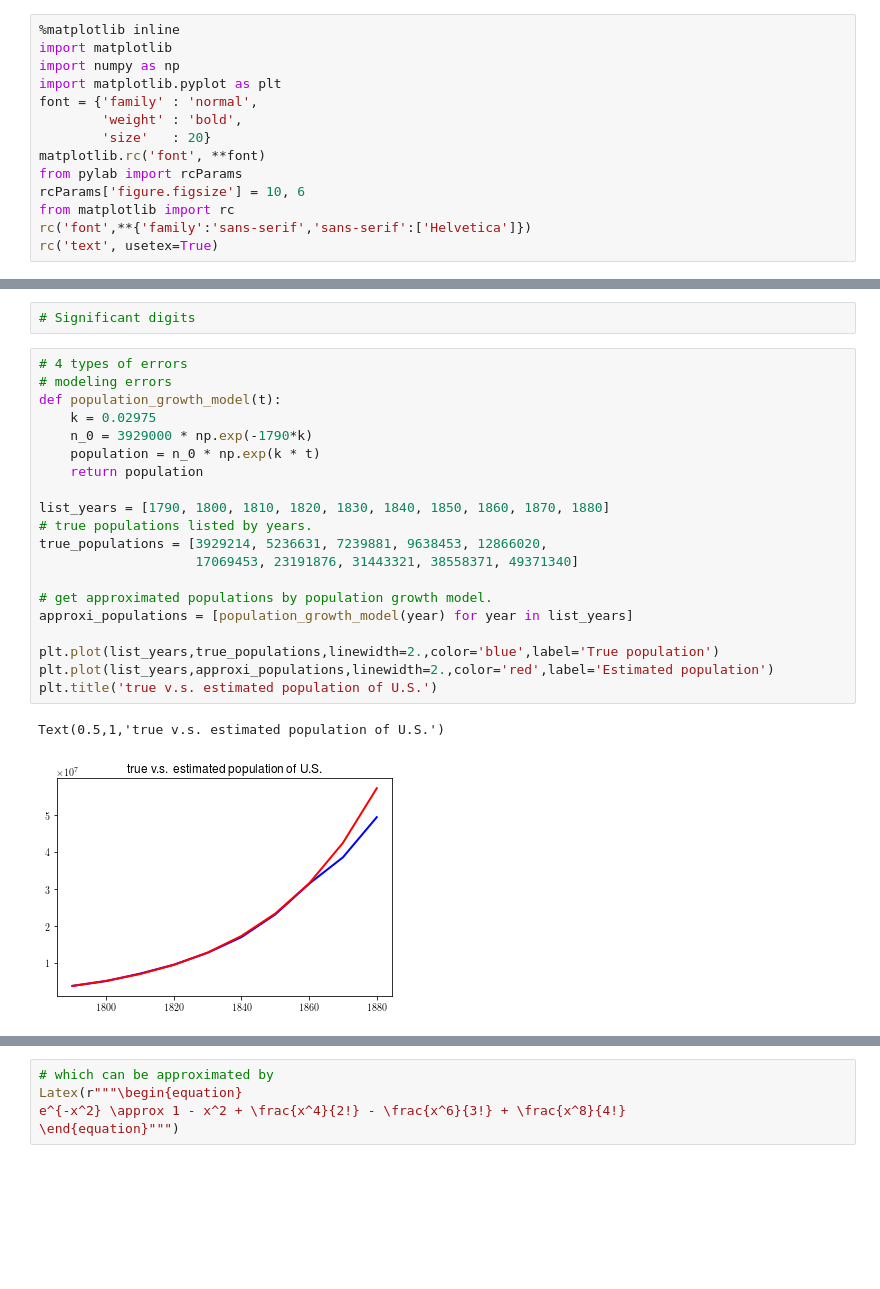
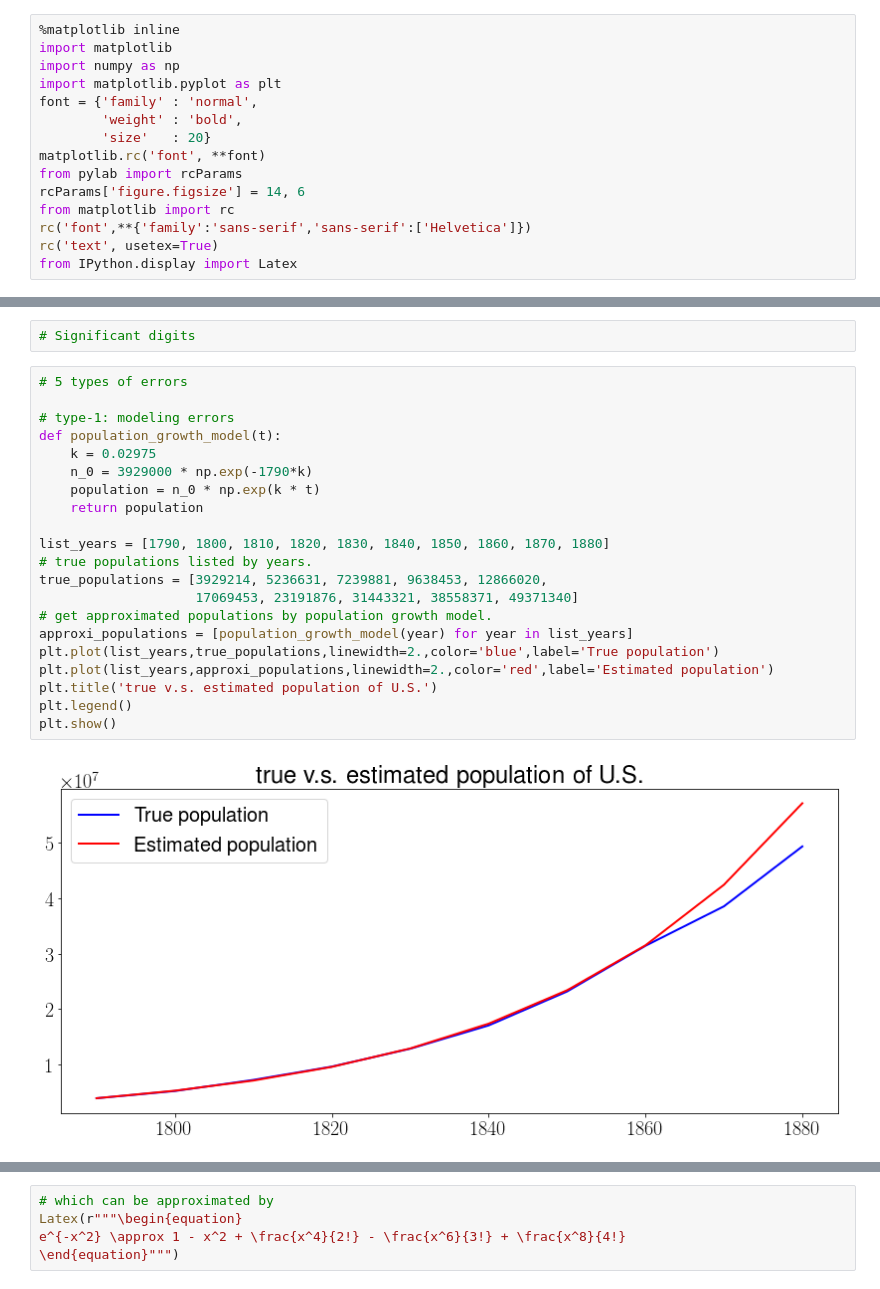
Before and after one commit to baojianzhou/csi-401, a Jupyter notebook: chapter02/example-02.ipynb, the cells around one changed output, grey strips where cells are left out. Drawn from its saved outputs; the diff is of its cells as text; blank space fills up the shorter version.

```diff
--- a/chapter02/example-02.ipynb
+++ b/chapter02/example-02.ipynb
@@ -8,10 +8,11 @@ font = {'family' : 'normal',
         'size'   : 20}
 matplotlib.rc('font', **font)
 from pylab import rcParams
-rcParams['figure.figsize'] = 10, 6
+rcParams['figure.figsize'] = 14, 6
 from matplotlib import rc
 rc('font',**{'family':'sans-serif','sans-serif':['Helvetica']})
 rc('text', usetex=True)
+from IPython.display import Latex
 # %%
 # In this section, we introduce two errors, namely, absolute error and relative error.
 # absolute error is defined as: absolute error = true value - approximate value = x_T - x_A
@@ -72,26 +73,26 @@ approximated value: 1.0000000000
 # %%
 # Significant digits
 # %%
-# 4 types of errors
-# modeling errors
+# 5 types of errors
+
+# type-1: modeling errors
 def population_growth_model(t):
     k = 0.02975
     n_0 = 3929000 * np.exp(-1790*k)
     population = n_0 * np.exp(k * t)
     return population
 
 list_years = [1790, 1800, 1810, 1820, 1830, 1840, 1850, 1860, 1870, 1880]
 # true populations listed by years.
 true_populations = [3929214, 5236631, 7239881, 9638453, 12866020,
                     17069453, 23191876, 31443321, 38558371, 49371340]
-
 # get approximated populations by population growth model.
 approxi_populations = [population_growth_model(year) for year in list_years]
-
 plt.plot(list_years,true_populations,linewidth=2.,color='blue',label='True population')
 plt.plot(list_years,approxi_populations,linewidth=2.,color='red',label='Estimated population')
 plt.title('true v.s. estimated population of U.S.')
+plt.legend()
+plt.show()
 # %% [output]
-Text(0.5,1,'true v.s. estimated population of U.S.')
-[figure, old version]
+[figure, new version]
 # %%
```
Also changed, not shown: parts of 20 cells of this notebook.
